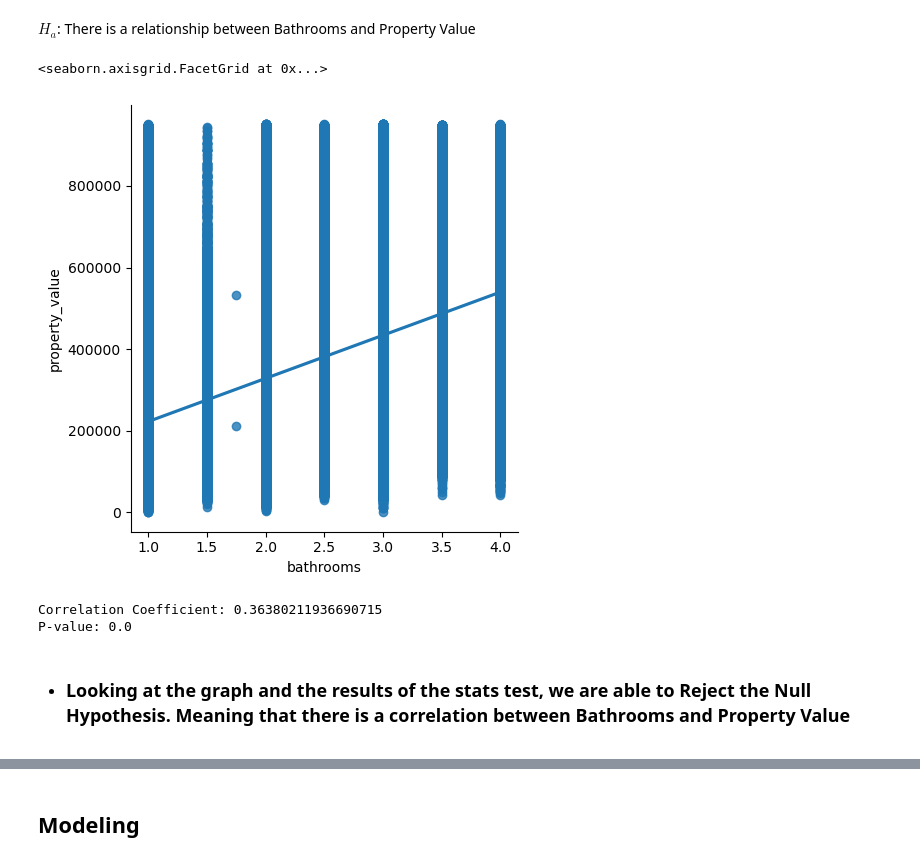
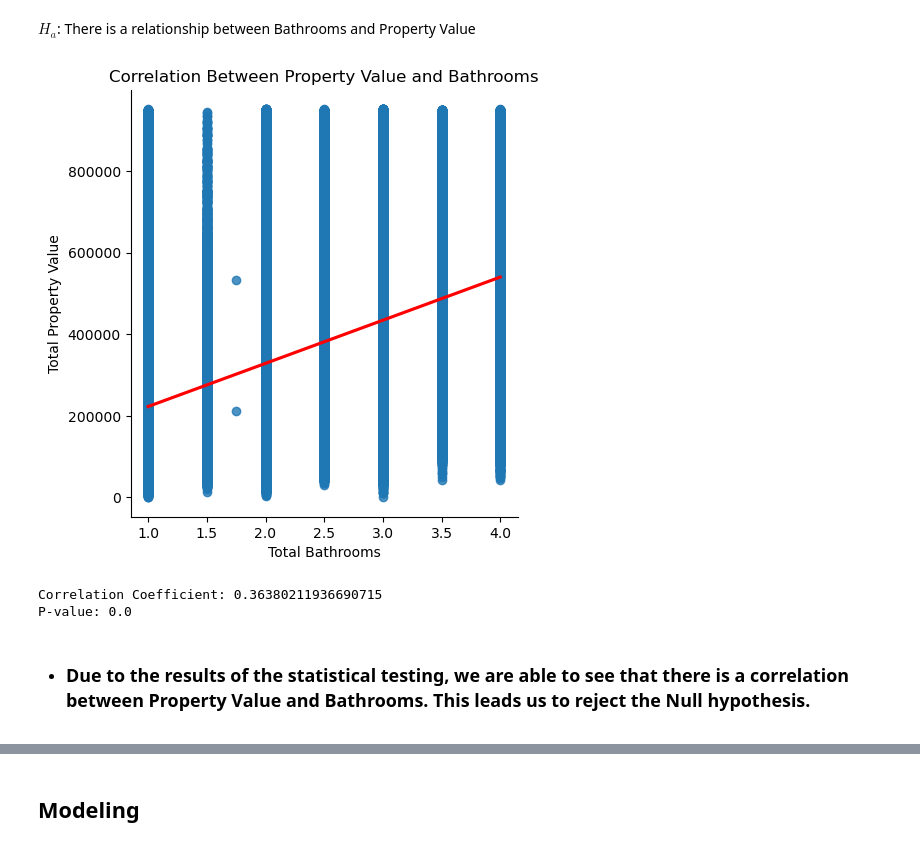
Before and after one commit to EstebanHernandez0/Zillow_Project, a Jupyter notebook: Final_Report1.ipynb, the cells around one changed output, grey strips where cells are left out. Saved outputs shown, nothing was run; the diff lists cells and outputs as text; code cells hidden in the pictures.

```diff
--- a/Final_Report1.ipynb
+++ b/Final_Report1.ipynb
@@ -155,9 +204,16 @@ P-value: 0.0
 $H_{o}$: There is no relationship between Bathrooms and Property Value
 # %% [markdown]
 $H_{a}$: There is a relationship between Bathrooms and Property Value
-# %%
-sns.lmplot(x='bathrooms', y='property_value', data= train, scatter=True)
-# %% [output]
-<seaborn.axisgrid.FacetGrid at 0x...>
-[figure, removed]
+# %%
+# function for plotting Property Value and Bathrooms
+def bath_property():
+    sns.lmplot(data= train, x= 'bathrooms', y= 'property_value',scatter=True, line_kws={"color": "red"})
+    plt.title('Correlation Between Property Value and Bathrooms')
+    plt.xlabel('Total Bathrooms')
+    plt.ylabel('Total Property Value')
+    plt.show()
+# use function
+bath_property()
+# %% [output]
+[figure, added]
 # %%
@@ -167,4 +224,4 @@ print(f'Correlation Coefficient: {r}\nP-value: {p_value}')
 Correlation Coefficient: 0.36380211936690715
 P-value: 0.0
 # %% [markdown]
-- ### Looking at the graph and the results of the stats test, we are able to Reject the Null Hypothesis. Meaning that there is a correlation between Bathrooms and Property Value
+- ### Due to the results of the statistical testing, we are able to see that there is a correlation between Property Value and Bathrooms. This leads us to reject the Null hypothesis.
```
Also changed, not shown: parts of 58 cells of this notebook.
